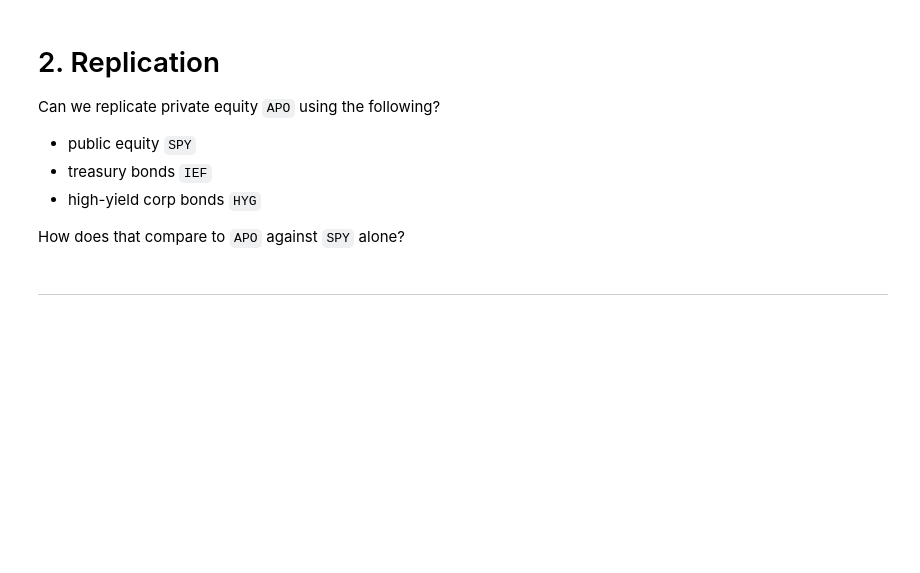
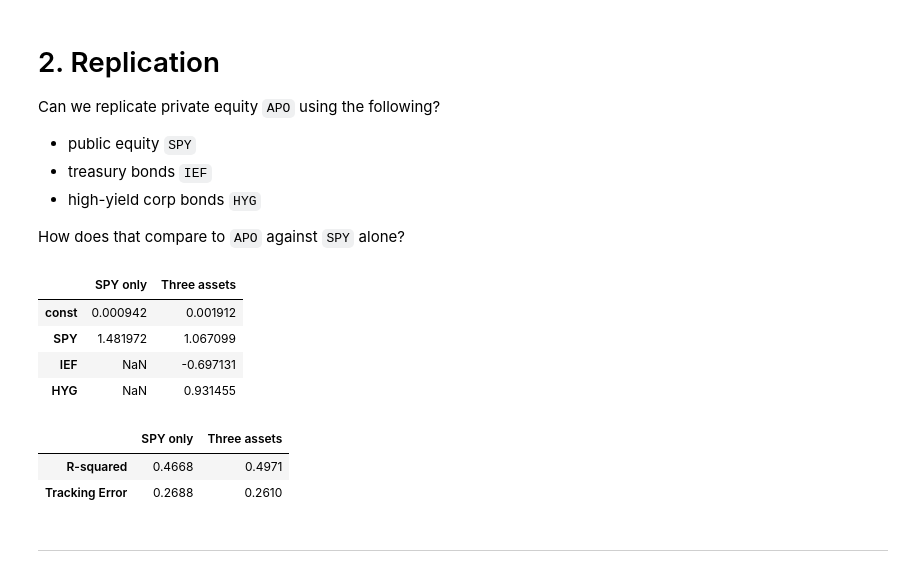
Before and after one commit to forddendorf/finm36700_group1A, a Jupyter notebook: Portfolio_hw3.ipynb, the cells around one changed output. Saved outputs shown, nothing was run; the diff lists cells and outputs as text; code cells hidden in the pictures; blank space fills up the shorter version.

```diff
--- a/Portfolio_hw3.ipynb
+++ b/Portfolio_hw3.ipynb
@@ -280,6 +348,44 @@ Can we replicate private equity `APO` using the following?
 * high-yield corp bonds `HYG`
 
 How does that compare to `APO` against `SPY` alone?
+# %%
+
+y = rets["APO"]
+
+X1 = sm.add_constant(rets[["SPY"]])
+model1 = sm.OLS(y, X1).fit()
+
+X2 = sm.add_constant(rets[["SPY", "IEF", "HYG"]])
+model2 = sm.OLS(y, X2).fit()
+
+coefficients = pd.concat([
+    model1.params.rename("SPY only"),
+    model2.params.rename("Three assets")
+], axis=1)
+
+display(coefficients)
+
+comparison = pd.DataFrame({
+    "SPY only": {
+        "R-squared": model1.rsquared,
+        "Tracking Error": model1.resid.std() * np.sqrt(FREQ)
+    },
+    "Three assets": {
+        "R-squared": model2.rsquared,
+        "Tracking Error": model2.resid.std() * np.sqrt(FREQ)
+    }
+})
+
+display(comparison.round(4))
+# %% [output]
+|  | SPY only | Three assets |
+| const | 0.000942 | 0.001912 |
+| SPY | 1.481972 | 1.067099 |
+| IEF | NaN | -0.697131 |
+| HYG | NaN | 0.931455 |
+|  | SPY only | Three assets |
+| R-squared | 0.4668 | 0.4971 |
+| Tracking Error | 0.2688 | 0.2610 |
 # %% [markdown]
 ***
 # %% [markdown]
```
Also changed, not shown: parts of 8 cells of this notebook.
